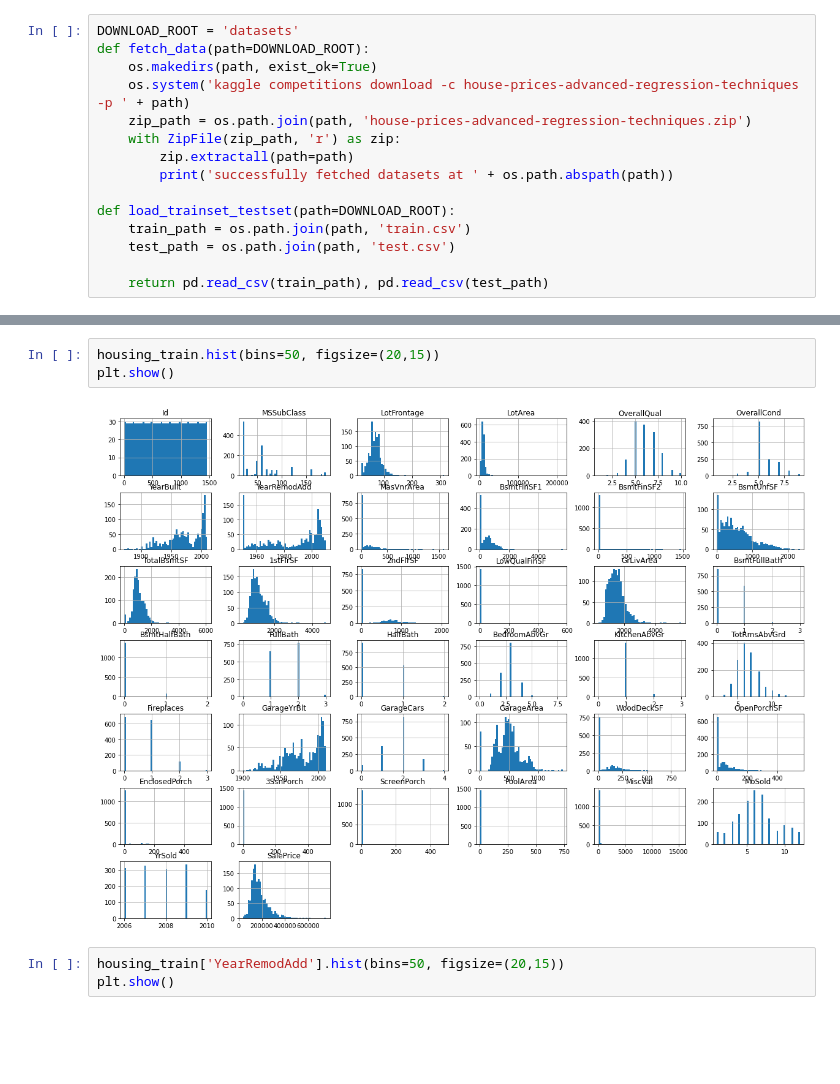
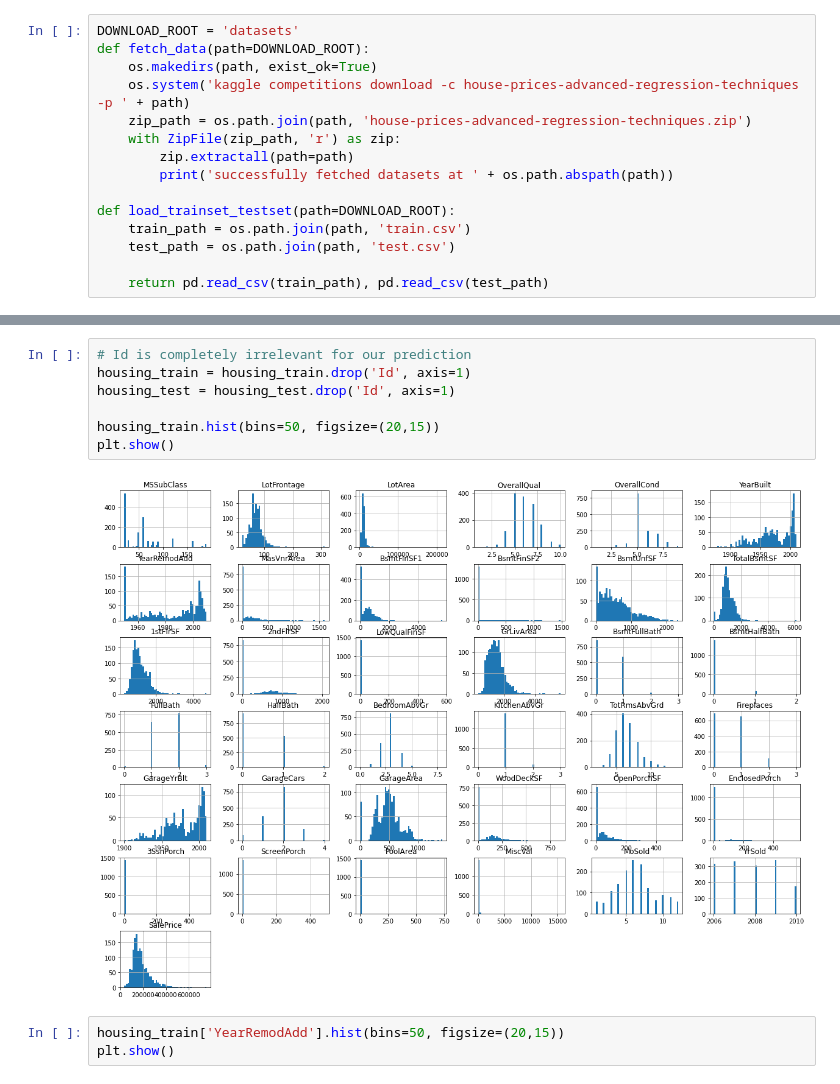
Before and after one commit to FukiBabasaki/Data-science-portfolio, a Jupyter notebook: Notebooks/Supervised/House-price-prediction/House price prediction.ipynb, the cells around one changed output, grey strips where cells are left out. Cells and saved outputs as stored; diff of their text form; blank space fills up the shorter version.

```diff
--- a/Notebooks/Supervised/House-price-prediction/House price prediction.ipynb
+++ b/Notebooks/Supervised/House-price-prediction/House price prediction.ipynb
@@ -67,8 +87,12 @@ memory usage: 924.0+ KB
-# %%
-housing_train.hist(bins=50, figsize=(20,15))
-plt.show()
-# %% [output]
-[figure, removed]
+# %%
+# Id is completely irrelevant for our prediction
+housing_train = housing_train.drop('Id', axis=1)
+housing_test = housing_test.drop('Id', axis=1)
+
+housing_train.hist(bins=50, figsize=(20,15))
+plt.show()
+# %% [output]
+[figure, added]
 # %%
 housing_train['YearRemodAdd'].hist(bins=50, figsize=(20,15))
 plt.show()
```
Also changed, not shown: parts of 21 cells of this notebook.
